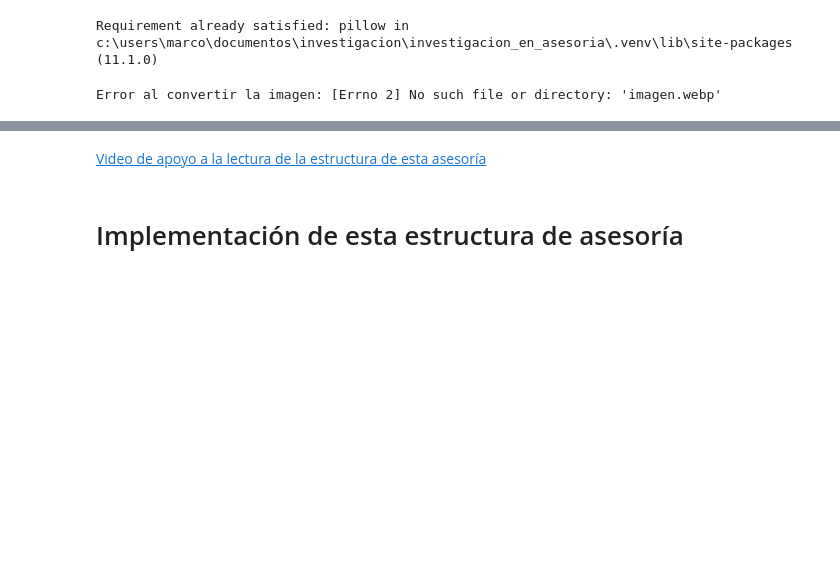
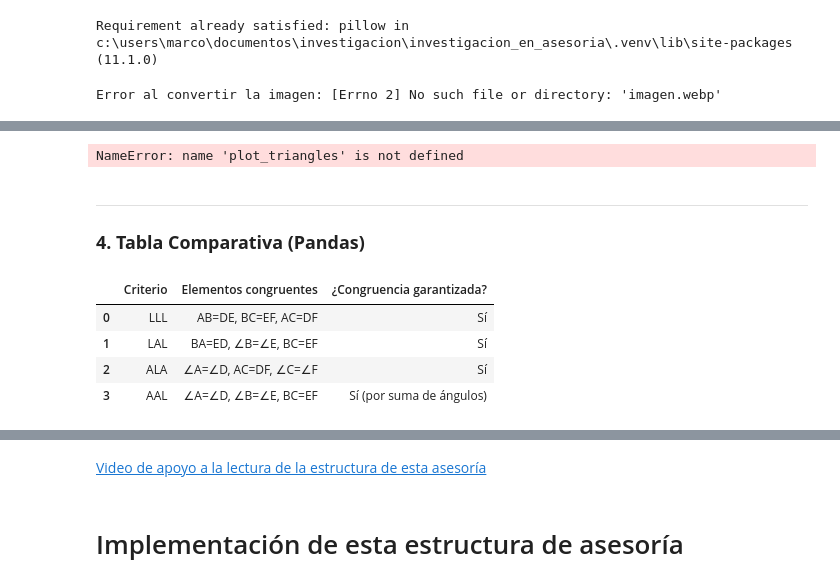
Before and after one commit to marco-canas/investigacion_en_asesoria, a Jupyter notebook: 2_secuencia_accion/2_Diseño_Proceso_IAE/Intervencion/asesorias/3_asesoria_geometria/2_congruencia_triangulos/2_congruencia.ipynb, the cells around one changed output, grey strips where cells are left out. Cells and saved outputs as stored; diff of their text form; code cells hidden in the pictures; blank space fills up the shorter version.

```diff
--- a/2_secuencia_accion/2_Diseño_Proceso_IAE/Intervencion/asesorias/3_asesoria_geometria/2_congruencia_triangulos/2_congruencia.ipynb
+++ b/2_secuencia_accion/2_Diseño_Proceso_IAE/Intervencion/asesorias/3_asesoria_geometria/2_congruencia_triangulos/2_congruencia.ipynb
@@ -442,0 +623,32 @@ Error al convertir la imagen: [Errno 2] No such file or directory: 'imagen.webp'
+# %%
+DEF_AAL = pd.DataFrame({
+    'Vértice': ['D', 'E', 'F'],
+    'x': [3, 5, 4],
+    'y': [0, 0, 1.5]  # ∠A=∠D, ∠B=∠E, BC=EF (lado no compartido)
+  })
+plot_triangles(ABC, DEF_AAL, "Criterio AAL: ∠A=∠D, ∠B=∠E, BC=EF")
+# %% [output]
+NameError: name 'plot_triangles' is not defined
+# %% [markdown]
+
+---
+
+### **4. Tabla Comparativa (Pandas)**
+# %%
+criterios = pd.DataFrame({
+    'Criterio': ['LLL', 'LAL', 'ALA', 'AAL'],
+    'Elementos congruentes': [
+        "AB=DE, BC=EF, AC=DF",
+        "BA=ED, ∠B=∠E, BC=EF",
+        "∠A=∠D, AC=DF, ∠C=∠F",
+        "∠A=∠D, ∠B=∠E, BC=EF"
+    ],
+    '¿Congruencia garantizada?': ["Sí", "Sí", "Sí", "Sí (por suma de ángulos)"]
+})
+criterios
+# %% [output]
+|  | Criterio | Elementos congruentes | ¿Congruencia garantizada? |
+| 0 | LLL | AB=DE, BC=EF, AC=DF | Sí |
+| 1 | LAL | BA=ED, ∠B=∠E, BC=EF | Sí |
+| 2 | ALA | ∠A=∠D, AC=DF, ∠C=∠F | Sí |
+| 3 | AAL | ∠A=∠D, ∠B=∠E, BC=EF | Sí (por suma de ángulos) |
```
Also changed, not shown: parts of 25 cells of this notebook, 2 other files.
